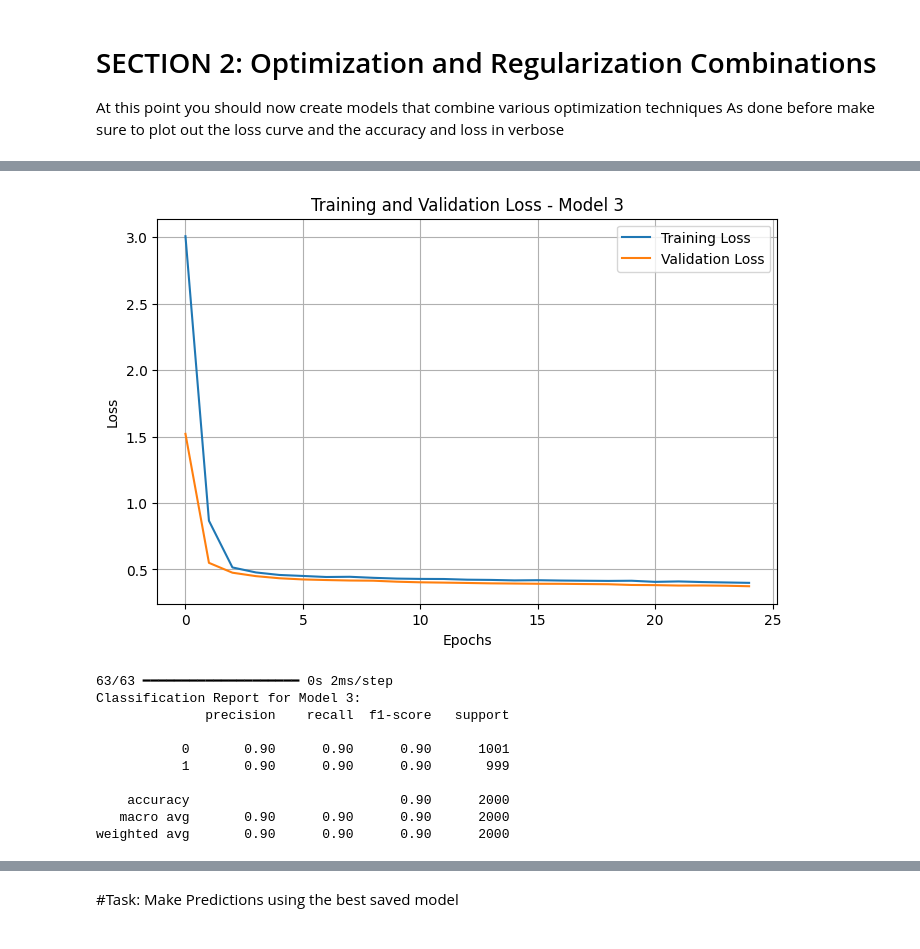
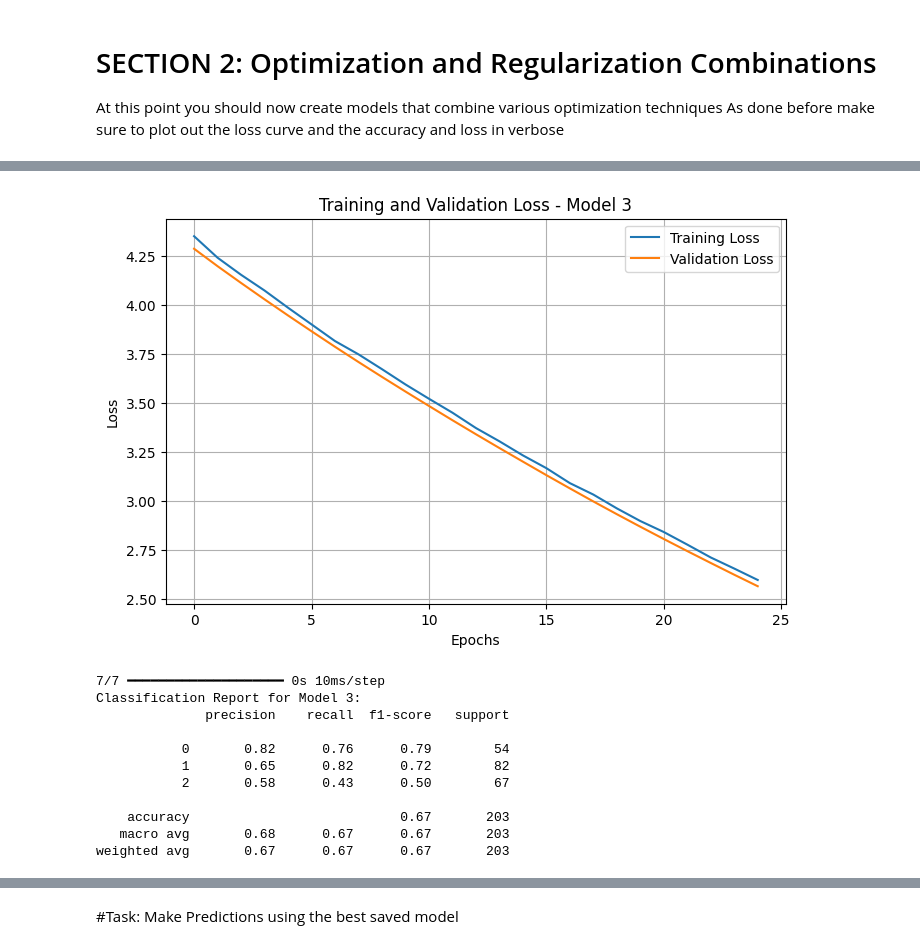
Before and after one commit to jkeza1/Maternal_Health_Summative, a Jupyter notebook: Summative_Intro_to_ml_Keza_Joan_assignment.ipynb, the cells around one changed output, grey strips where cells are left out. Cells and saved outputs as stored; diff of their text form; code cells hidden in the pictures.

```diff
--- a/Summative_Intro_to_ml_Keza_Joan_assignment.ipynb
+++ b/Summative_Intro_to_ml_Keza_Joan_assignment.ipynb
@@ -171,30 +143,0 @@ optimized_model, opt_callbacks = build_high_accuracy_model(
-# %%
-# 2. Define and train the RandomForest with GridSearch
-# =============================================================================
-from sklearn.ensemble import RandomForestClassifier
-from sklearn.model_selection import GridSearchCV
-from sklearn.metrics import accuracy_score, f1_score, confusion_matrix, classification_report
-import matplotlib.pyplot as plt
-import seaborn as sns
-from joblib import dump
-
-print(f"Training data shape: {X_train_scaled.shape}")
-# Define the model and parameter grid
-rf_model = RandomForestClassifier(random_state=42)
-
-param_grid = {
-    'n_estimators': [100, 200],
-    'max_depth': [None, 10, 20],
-    'min_samples_split': [2, 5],
-    'max_features': ['sqrt', 'log2']
-}
-
-# Create GridSearchCV object
-rf_grid = GridSearchCV(
-    estimator=rf_model,
-    param_grid=param_grid,
-    cv=5,
-    scoring='f1_weighted',
-    verbose=1,
-    n_jobs=-1
-)
@@ -203,6 +144,7 @@ Training data shape: (6000, 20)
 # %%
+
 print("Training RandomForest with GridSearch...")
-rf_grid.fit(X_train_scaled_orig, y_train_orig)
+rf_grid.fit(X_train_scaled, y_train)
 # %% [output]
 Training RandomForest with GridSearch...
 Fitting 5 folds for each of 24 candidates, totalling 120 fits
@@ -310,12 +249,12 @@ def define_model(input_shape,
     if dropout > 0:
         model.add(Dropout(dropout))
     model.add(Dense(32, activation='relu', kernel_regularizer=regularizer))
-    model.add(Dense(1, activation='sigmoid'))
+    model.add(Dense(3, activation='softmax'))
 
     num_layers = 3
 
     # Compile model
-    model.compile(optimizer=optimizer, loss='binary_crossentropy', metrics=['accuracy'])
+    model.compile(optimizer=optimizer, loss='sparse_categorical_crossentropy', metrics=['accuracy'])
 
     # Callbacks
     callbacks = []
@@ -665,7 +697,7 @@ model3, history3, config3 = define_model(input_shape=(X_train_scaled.shape[1],),
     regularization_type='l1',   # L1 regularization
     early_stopping=False,       # ❌ Early stopping disabled
     dropout=0.2,
-    learning_rate=0.0008,
+    learning_rate=0.0002,
     epochs=25,
     X_train=X_train_scaled,
     y_train=y_train,
@@ -708,39 +741,40 @@ Final Validation Loss (Model 3): 0.3734
 # %%
 import matplotlib.pyplot as plt
 from sklearn.metrics import classification_report
 import numpy as np
 
 plt.figure(figsize=(8,5))
 plt.plot(history3.history['loss'], label='Training Loss')
 plt.plot(history3.history['val_loss'], label='Validation Loss')
 plt.title('Training and Validation Loss - Model 3')
 plt.xlabel('Epochs')
 plt.ylabel('Loss')
 plt.legend()
 plt.grid(True)
 plt.show()
 
 # Predict probabilities
 y_pred_prob = model3.predict(X_val_scaled)
 
 # Convert probabilities to class predictions (assuming binary classification with sigmoid output)
-y_pred = (y_pred_prob > 0.5).astype(int).flatten()
+y_pred = np.argmax(y_pred_prob, axis=1)
 
 # Print classification report
 print("Classification Report for Model 3:")
 print(classification_report(y_val, y_pred))
 # %% [output]
-[figure, old version]
+[figure, new version]
-63/63 ━━━━━━━━━━━━━━━━━━━━ 0s 2ms/step
+7/7 ━━━━━━━━━━━━━━━━━━━━ 0s 10ms/step
 Classification Report for Model 3:
               precision    recall  f1-score   support
 
-           0       0.90      0.90      0.90      1001
-           1       0.90      0.90      0.90       999
+           0       0.82      0.76      0.79        54
+           1       0.65      0.82      0.72        82
+           2       0.58      0.43      0.50        67
 
-    accuracy                           0.90      2000
-   macro avg       0.90      0.90      0.90      2000
-weighted avg       0.90      0.90      0.90      2000
+    accuracy                           0.67       203
+   macro avg       0.68      0.67      0.67       203
+weighted avg       0.67      0.67      0.67       203
 # %%
 # ✅ Instance 4
 model4, history4, config4 = define_model(input_shape=(X_train_scaled.shape[1],),
```
Also changed, not shown: parts of 40 cells of this notebook.
